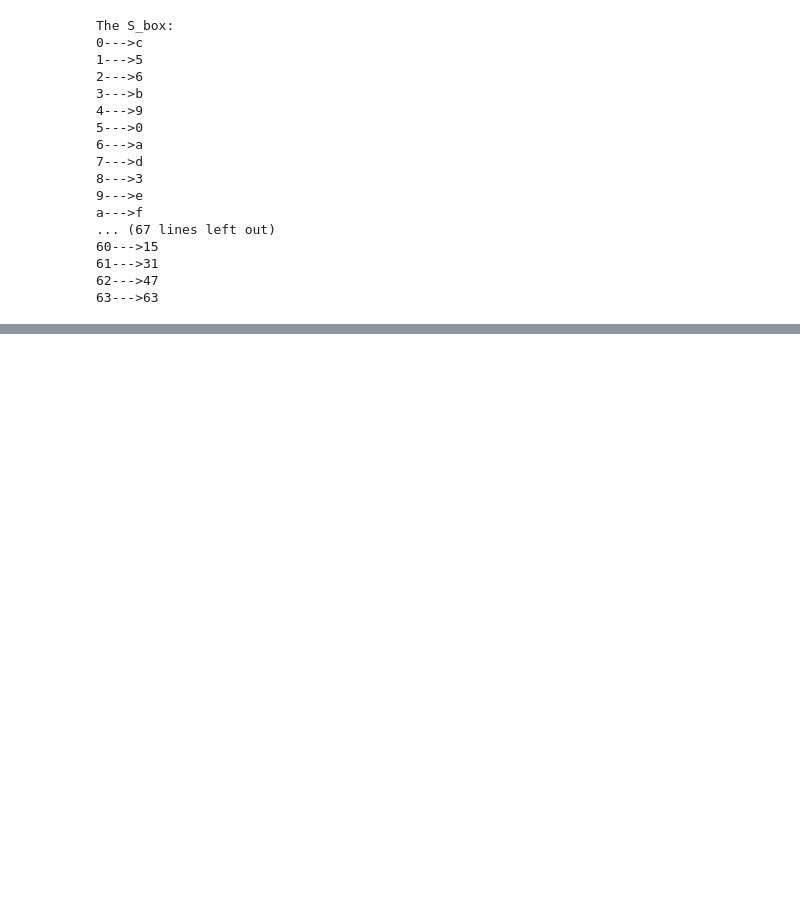
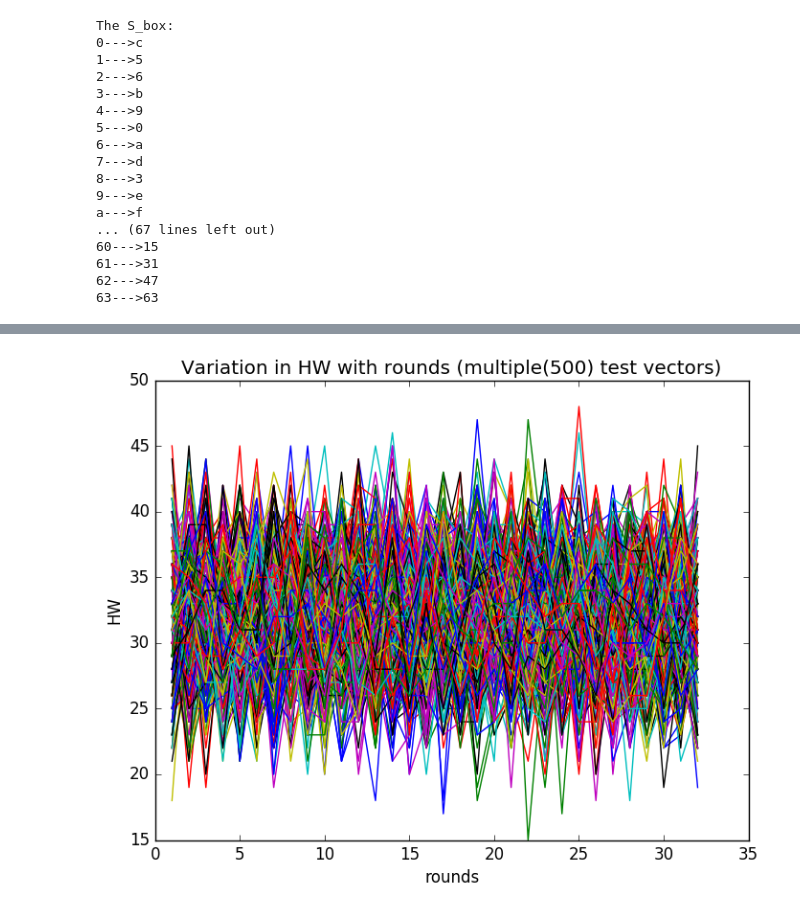
Before and after one commit to udion/SCA, a Jupyter notebook: PRESENT_cipher.ipynb, the cells around one changed output, grey strips where cells are left out. Saved outputs shown, nothing was run; the diff lists cells and outputs as text; code cells hidden in the pictures; blank space fills up the shorter version.

```diff
--- a/PRESENT_cipher.ipynb
+++ b/PRESENT_cipher.ipynb
@@ -184,0 +280,11 @@ hex(1234354464677543,1)
+# %%
+#plotting a large number of test vectors
+for i in 1:500
+    plt.plot(x,samples[i])
+end
+xlabel("rounds")
+ylabel("HW")
+title("Variation in HW with rounds (multiple(500) test vectors)")
+plt.savefig("500_testvectors.png")
+# %% [output]
+[figure, added]
```
Also changed, not shown: parts of 15 cells of this notebook.
